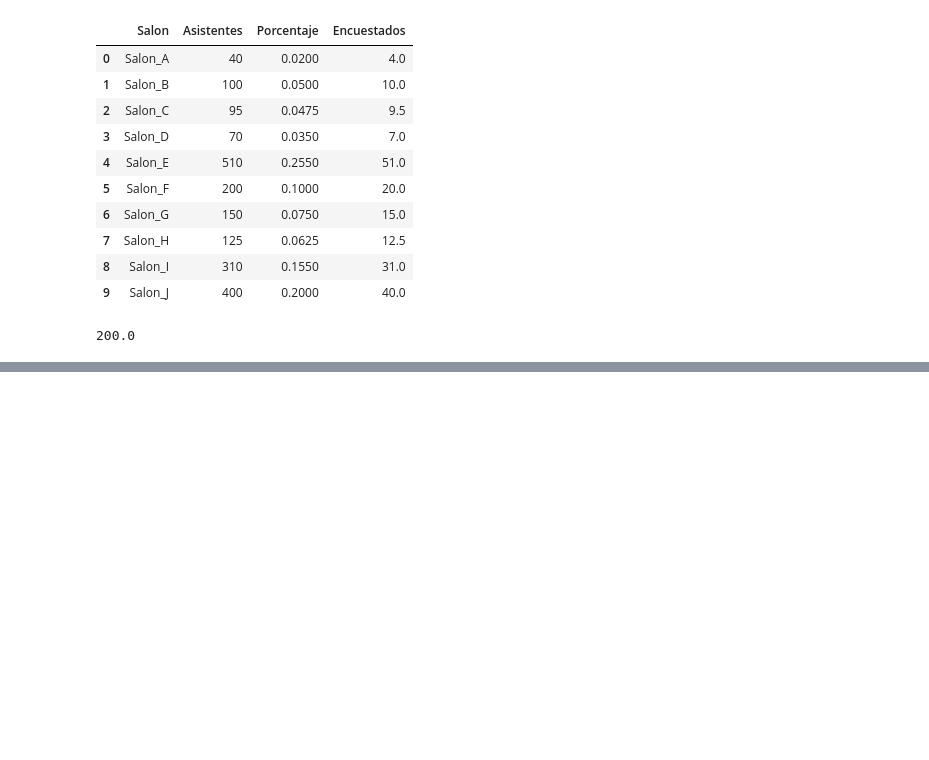
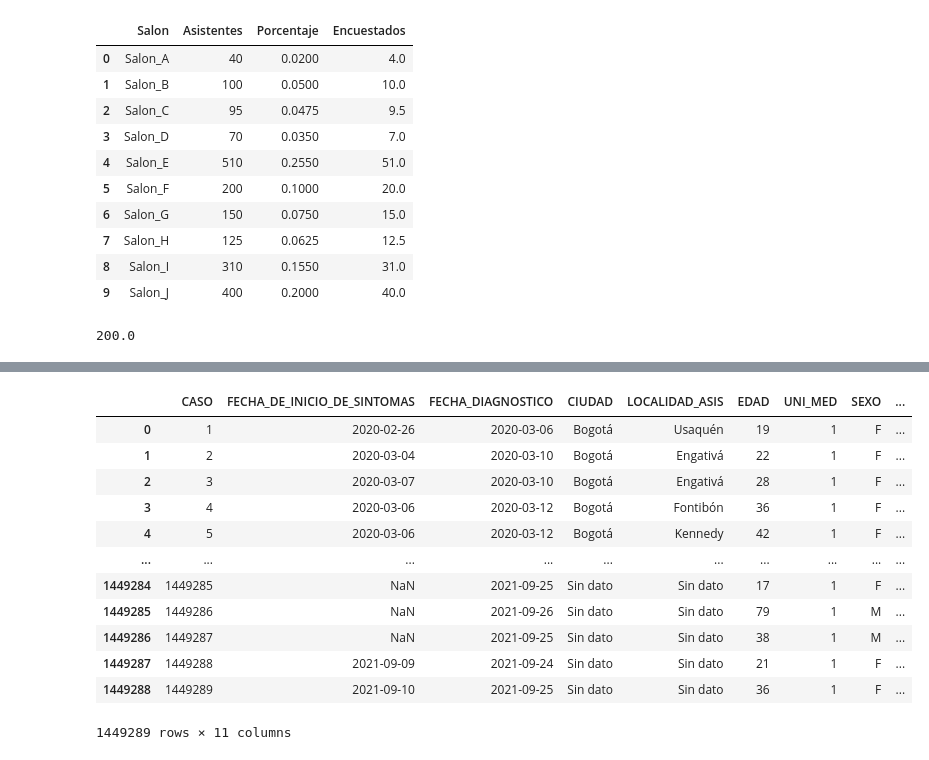
Before and after one commit to Lucas-Nieto-institucional/Notebooks_curso_estadistica, a Jupyter notebook: 01_Intro_Probabilidad.ipynb, the cells around one changed output, grey strips where cells are left out. Drawn from its saved outputs; the diff is of its cells as text; code cells hidden in the pictures; blank space fills up the shorter version.

Commit message:
Updated: 6/27/2022 Cargada base de datos Covid-19

```diff
--- a/01_Intro_Probabilidad.ipynb
+++ b/01_Intro_Probabilidad.ipynb
@@ -161,0 +170,20 @@ Durante todos los lanzamientos aleatorios del experimento la probabilidad del ev
+# %%
+path = r"C:\Users\lucas\Downloads\osb_enftransm_Covid19_27092021.csv"
+# SaluData. Observatorio de Salud de Bogotá. (2020) Casos confirmados de COVID-19 en Bogotá D.C. (27 de septiembre 2021)
+
+CovidDf = pd.read_csv(path, sep = ';')
+CovidDf
+# %% [output]
+|  | CASO | FECHA_DE_INICIO_DE_SINTOMAS | FECHA_DIAGNOSTICO | CIUDAD | LOCALIDAD_ASIS | EDAD | UNI_MED | SEXO | ... |
+| 0 | 1 | 2020-02-26 | 2020-03-06 | Bogotá | Usaquén | 19 | 1 | F | ... |
+| 1 | 2 | 2020-03-04 | 2020-03-10 | Bogotá | Engativá | 22 | 1 | F | ... |
+| 2 | 3 | 2020-03-07 | 2020-03-10 | Bogotá | Engativá | 28 | 1 | F | ... |
+| 3 | 4 | 2020-03-06 | 2020-03-12 | Bogotá | Fontibón | 36 | 1 | F | ... |
+| 4 | 5 | 2020-03-06 | 2020-03-12 | Bogotá | Kennedy | 42 | 1 | F | ... |
+| ... | ... | ... | ... | ... | ... | ... | ... | ... | ... |
+| 1449284 | 1449285 | NaN | 2021-09-25 | Sin dato | Sin dato | 17 | 1 | F | ... |
+| 1449285 | 1449286 | NaN | 2021-09-26 | Sin dato | Sin dato | 79 | 1 | M | ... |
+| 1449286 | 1449287 | NaN | 2021-09-25 | Sin dato | Sin dato | 38 | 1 | M | ... |
+| 1449287 | 1449288 | 2021-09-09 | 2021-09-24 | Sin dato | Sin dato | 21 | 1 | F | ... |
+| 1449288 | 1449289 | 2021-09-10 | 2021-09-25 | Sin dato | Sin dato | 36 | 1 | F | ... |
+1449289 rows × 11 columns
```
Also changed, not shown: parts of 14 cells of this notebook.
